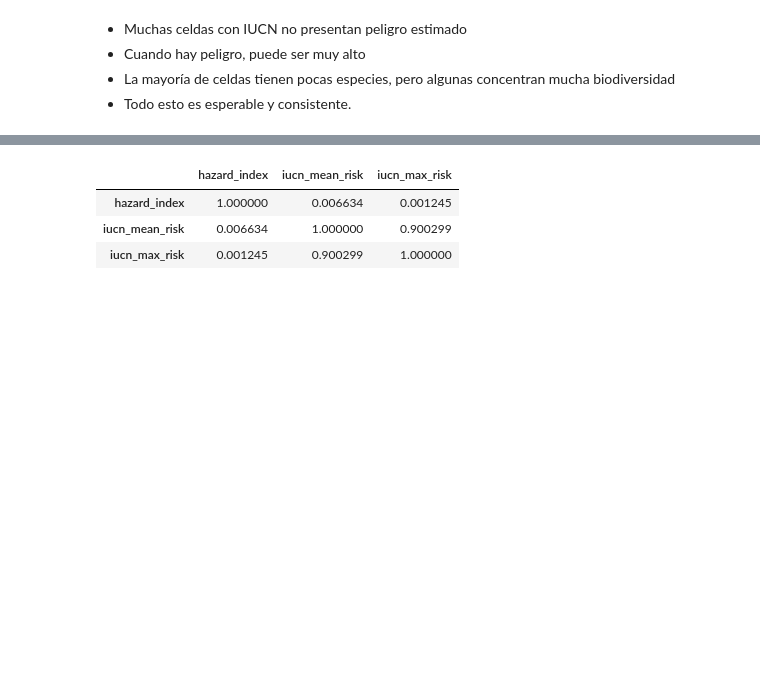
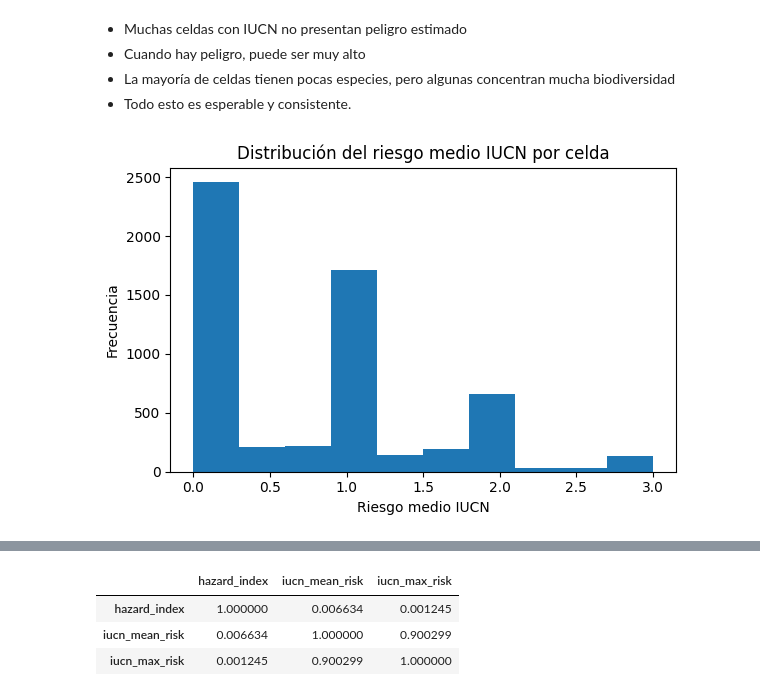
Before and after one commit to 4GeeksAcademy/loreykil_proyecto_final, a Jupyter notebook: Análisis_capas_grilla.ipynb, the cells around one changed output, grey strips where cells are left out. Saved outputs shown, nothing was run; the diff lists cells and outputs as text; code cells hidden in the pictures; blank space fills up the shorter version.

```diff
--- a/Análisis_capas_grilla.ipynb
+++ b/Análisis_capas_grilla.ipynb
@@ -514,3 +577,14 @@ iucn_df[["iucn_mean_risk", "iucn_max_risk", "hazard_index", "iucn_species_count"
 - Cuando hay peligro, puede ser muy alto
 - La mayoría de celdas tienen pocas especies, pero algunas concentran mucha biodiversidad
 - Todo esto es esperable y consistente.
+# %%
+# Distribución del riesgo IUCN
+plt.figure(figsize=(6,4))
+plt.hist(iucn_df["iucn_mean_risk"], bins=10)
+plt.xlabel("Riesgo medio IUCN")
+plt.ylabel("Frecuencia")
+plt.title("Distribución del riesgo medio IUCN por celda")
+plt.tight_layout()
+plt.show()
+# %% [output]
+[figure, added]
```
Also changed, not shown: parts of 36 cells of this notebook.
